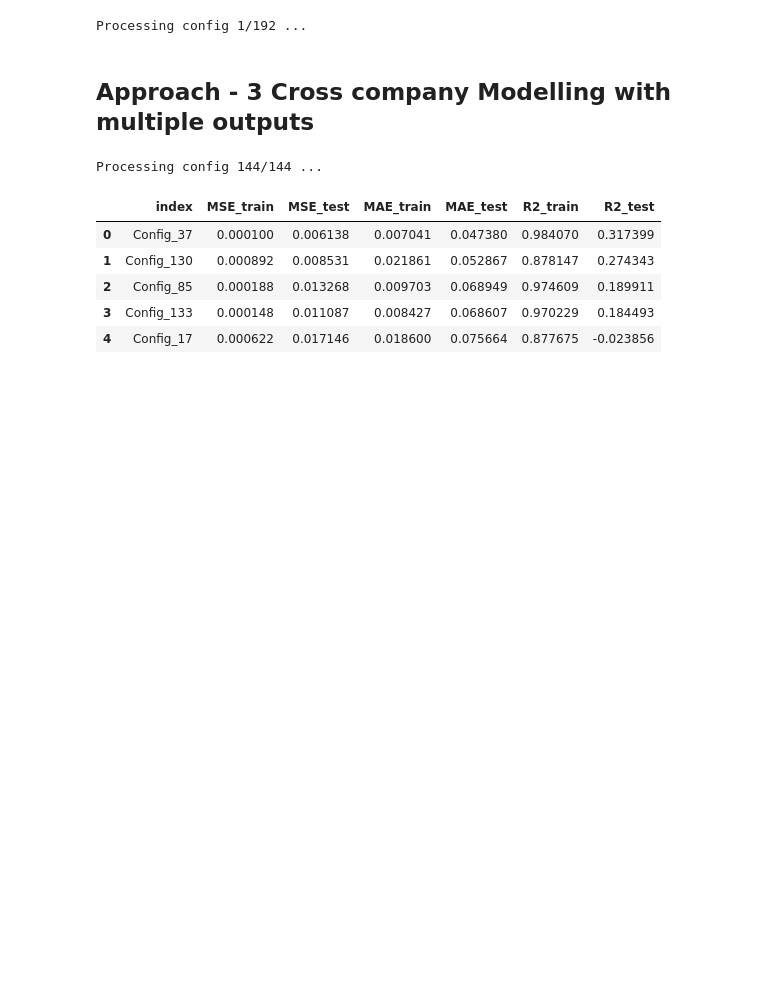
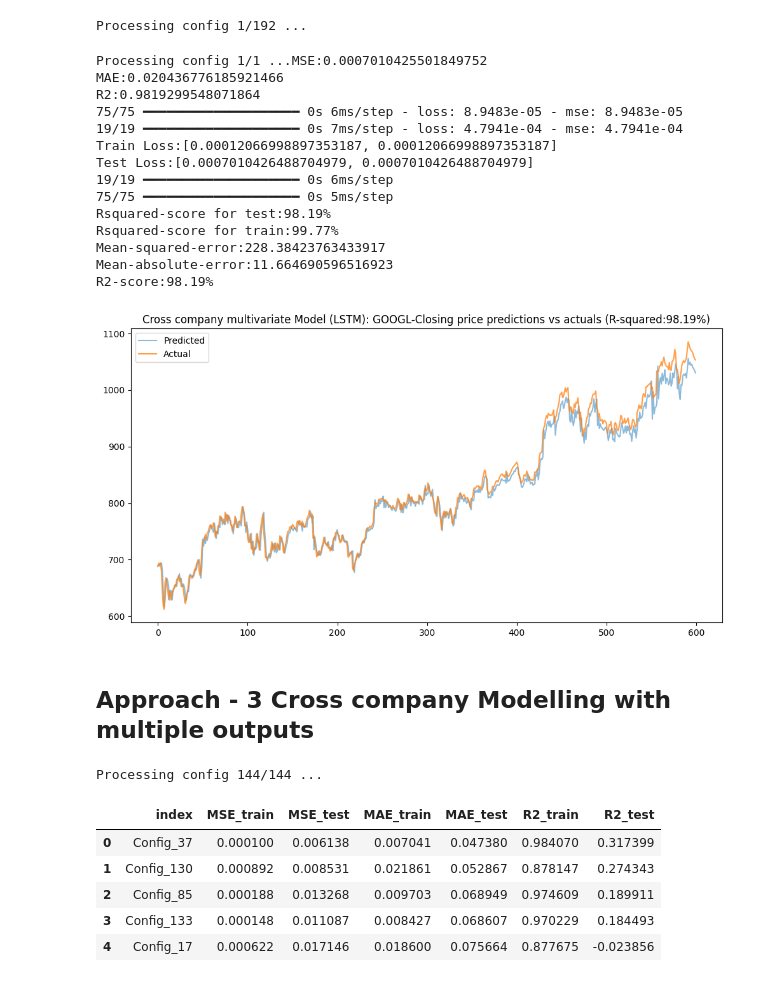
Before and after one commit to Abbhiraami/ML_AI_masters, a Jupyter notebook: RNN_Assignment/RNN_Assg_Stock_Price_Prediction_AbbhiraamiS.ipynb, the cells around one changed output. Saved outputs shown, nothing was run; the diff lists cells and outputs as text; code cells hidden in the pictures; blank space fills up the shorter version.

```diff
--- a/RNN_Assignment/RNN_Assg_Stock_Price_Prediction_AbbhiraamiS.ipynb
+++ b/RNN_Assignment/RNN_Assg_Stock_Price_Prediction_AbbhiraamiS.ipynb
@@ -702,28 +702,44 @@ history_cross_lstm,metrics_cross_lstm,model_id_cross_lstm=utils.model_fit(X_trai
 Processing config 1/192 ...
 # %%
 ### best config for cross modelling on LSTM
-cross_lstm_best_fit_name,cross_lstm_best_config=utils.get_best_config(metrics_cross_lstm,adv_configs_df)
-print(cross_lstm_best_fit_name)
-display(cross_lstm_best_config)
+# cross_lstm_best_fit_name,cross_lstm_best_config=utils.get_best_config(metrics_cross_lstm,adv_configs_df)
+# print(cross_lstm_best_fit_name)
+# display(cross_lstm_best_config)
 
 ### Retrain with best config
 lstm_cross_y_pred_test,cross_y_test_inv,lstm_cross_y_pred_train,cross_y_train_inv=utils.retrain_model_with_best_config(X_train=cross_X_train,X_test=cross_X_test,
                                                                                          Y_train=cross_y_train,Y_test=cross_y_test,func1=utils.model_fit,func2=utils.create_lstm_model,
-                                                                                         best_fit_name=cross_lstm_best_fit_name, best_config=cross_lstm_best_config,
+                                                                                         best_fit_name="Config_56", best_config=None,
                                                                                         config_df=adv_configs_df,batch_size=batch_size,epoch=epochs,y_scalar=cross_scalar_y)
 
 ## Plot Actual VS Predictions
 
 plt.figure(figsize=(12,6))
 plt.plot(lstm_cross_y_pred_test ,label="Predicted",alpha=0.5)
 plt.plot(cross_y_test_inv,label="Actual",alpha=0.75)
 plt.legend()
 plt.title(f"Cross company multivariate Model (LSTM): {comp_name[0]}-Closing price predictions vs actuals (R-squared:{100*r2_score(cross_y_test_inv,lstm_cross_y_pred_test):.2f}%)")
 
 # Compute the performance of the model on the testing data set
 print(f"Mean-squared-error:{mean_squared_error(cross_y_test_inv,lstm_cross_y_pred_test)}")
 print(f"Mean-absolute-error:{mean_absolute_error(cross_y_test_inv,lstm_cross_y_pred_test)}")
 print(f"R2-score:{100*r2_score(cross_y_test_inv,lstm_cross_y_pred_test):.2f}%")
+# %% [output]
+Processing config 1/1 ...MSE:0.0007010425501849752
+MAE:0.020436776185921466
+R2:0.9819299548071864
+75/75 ━━━━━━━━━━━━━━━━━━━━ 0s 6ms/step - loss: 8.9483e-05 - mse: 8.9483e-05
+19/19 ━━━━━━━━━━━━━━━━━━━━ 0s 7ms/step - loss: 4.7941e-04 - mse: 4.7941e-04
+Train Loss:[0.00012066998897353187, 0.00012066998897353187]
+Test Loss:[0.0007010426488704979, 0.0007010426488704979]
+19/19 ━━━━━━━━━━━━━━━━━━━━ 0s 6ms/step
+75/75 ━━━━━━━━━━━━━━━━━━━━ 0s 5ms/step
+Rsquared-score for test:98.19%
+Rsquared-score for train:99.77%
+Mean-squared-error:228.38423763433917
+Mean-absolute-error:11.664690596516923
+R2-score:98.19%
+[figure, added]
 # %% [markdown]
 ## Approach - 3 Cross company Modelling with multiple outputs
 # %%
```
Also changed, not shown: parts of 1 cell of this notebook.
